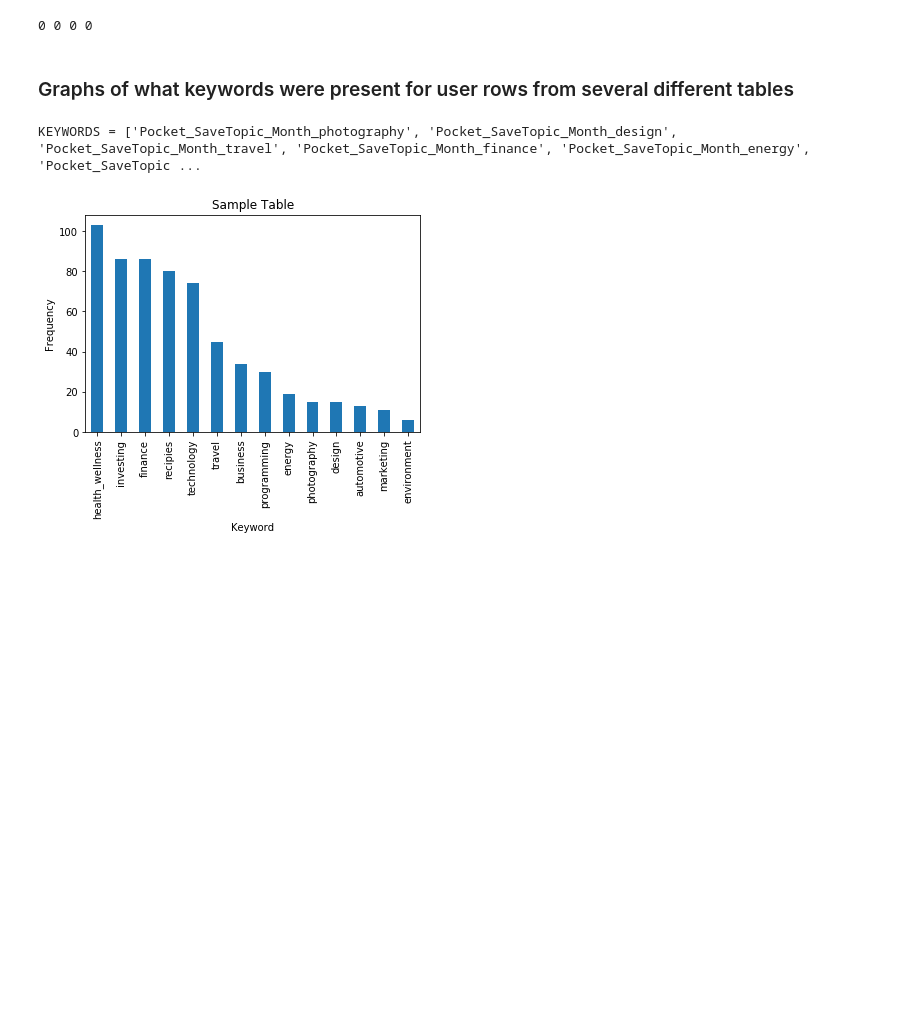
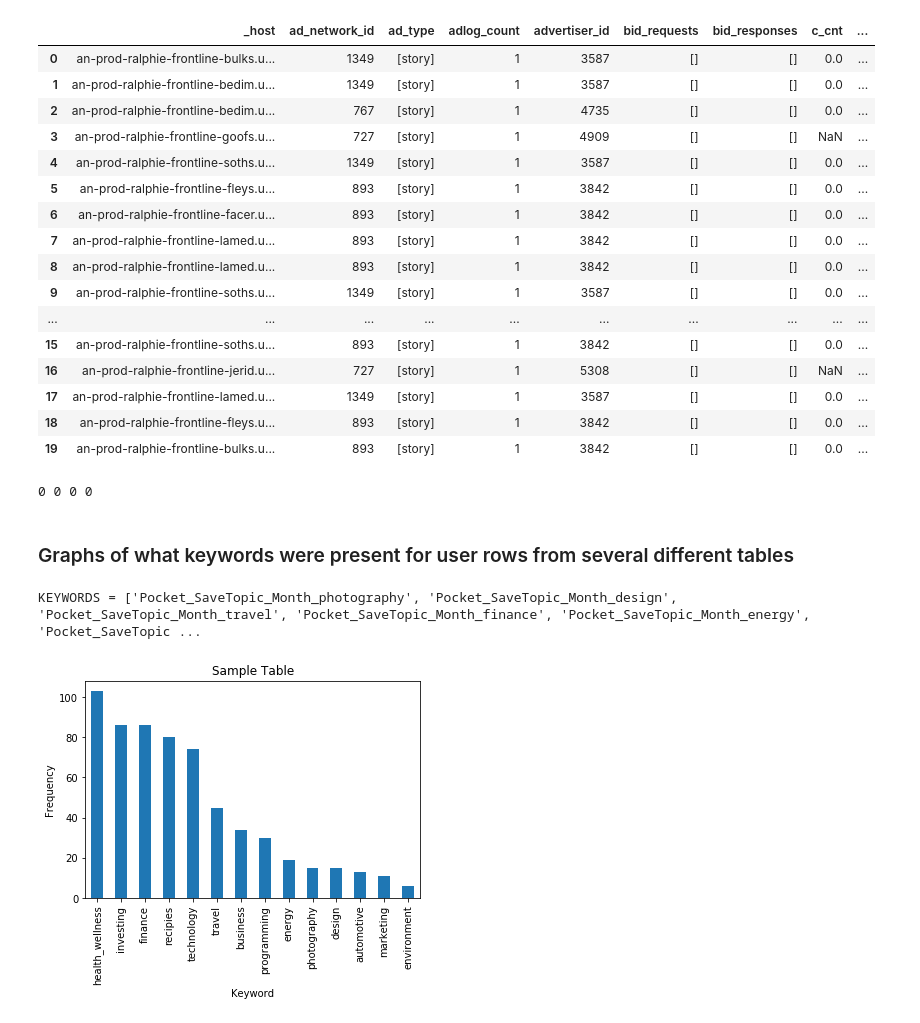
Before and after one commit to learning-machine-learning/polymorph-ua, a Jupyter notebook: polymorph-matt/final/EDA.ipynb, the cells around one changed output. Drawn from its saved outputs; the diff is of its cells as text; code cells hidden in the pictures; blank space fills up the shorter version.

```diff
--- a/polymorph-matt/final/EDA.ipynb
+++ b/polymorph-matt/final/EDA.ipynb
@@ -12,8 +12,26 @@ table01 = pd.read_json("data/merged-01-01", lines=True)
 table14 = pd.read_json("data/merged-02-14", lines=True)
 table20 = pd.read_json("data/merged-03-20", lines=True)
 # %%
-pd.set_option('display.max_columns', 72)
+pd.set_option('display.max_columns', 100)
 table00.head(20)
+# %% [output]
+|  | _host | ad_network_id | ad_type | adlog_count | advertiser_id | bid_requests | bid_responses | c_cnt | ... |
+| 0 | an-prod-ralphie-frontline-bulks.u... | 1349 | [story] | 1 | 3587 | [] | [] | 0.0 | ... |
+| 1 | an-prod-ralphie-frontline-bedim.u... | 1349 | [story] | 1 | 3587 | [] | [] | 0.0 | ... |
+| 2 | an-prod-ralphie-frontline-bedim.u... | 767 | [story] | 1 | 4735 | [] | [] | 0.0 | ... |
+| 3 | an-prod-ralphie-frontline-goofs.u... | 727 | [story] | 1 | 4909 | [] | [] | NaN | ... |
+| 4 | an-prod-ralphie-frontline-soths.u... | 1349 | [story] | 1 | 3587 | [] | [] | 0.0 | ... |
+| 5 | an-prod-ralphie-frontline-fleys.u... | 893 | [story] | 1 | 3842 | [] | [] | 0.0 | ... |
+| 6 | an-prod-ralphie-frontline-facer.u... | 893 | [story] | 1 | 3842 | [] | [] | 0.0 | ... |
+| 7 | an-prod-ralphie-frontline-lamed.u... | 893 | [story] | 1 | 3842 | [] | [] | 0.0 | ... |
+| 8 | an-prod-ralphie-frontline-lamed.u... | 893 | [story] | 1 | 3842 | [] | [] | 0.0 | ... |
+| 9 | an-prod-ralphie-frontline-soths.u... | 1349 | [story] | 1 | 3587 | [] | [] | 0.0 | ... |
+| ... | ... | ... | ... | ... | ... | ... | ... | ... | ... |
+| 15 | an-prod-ralphie-frontline-soths.u... | 893 | [story] | 1 | 3842 | [] | [] | 0.0 | ... |
+| 16 | an-prod-ralphie-frontline-jerid.u... | 727 | [story] | 1 | 5308 | [] | [] | NaN | ... |
+| 17 | an-prod-ralphie-frontline-lamed.u... | 1349 | [story] | 1 | 3587 | [] | [] | 0.0 | ... |
+| 18 | an-prod-ralphie-frontline-fleys.u... | 893 | [story] | 1 | 3842 | [] | [] | 0.0 | ... |
+| 19 | an-prod-ralphie-frontline-bulks.u... | 893 | [story] | 1 | 3842 | [] | [] | 0.0 | ... |
 # %%
 # Testing for any bid_responses at all
 # Somehow there are none in these 4 random samples
```
Also changed, not shown: parts of 6 cells of this notebook.
